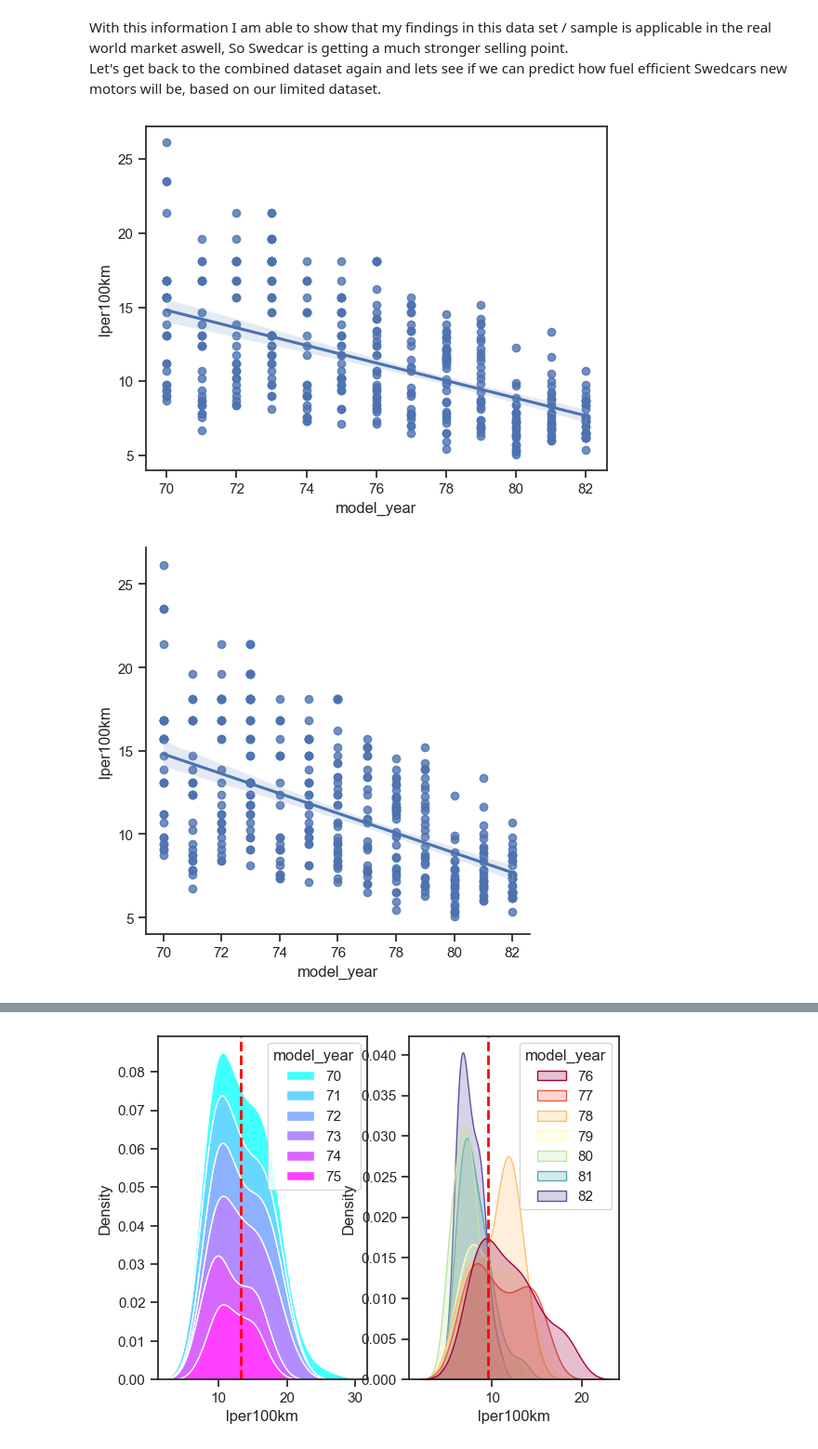
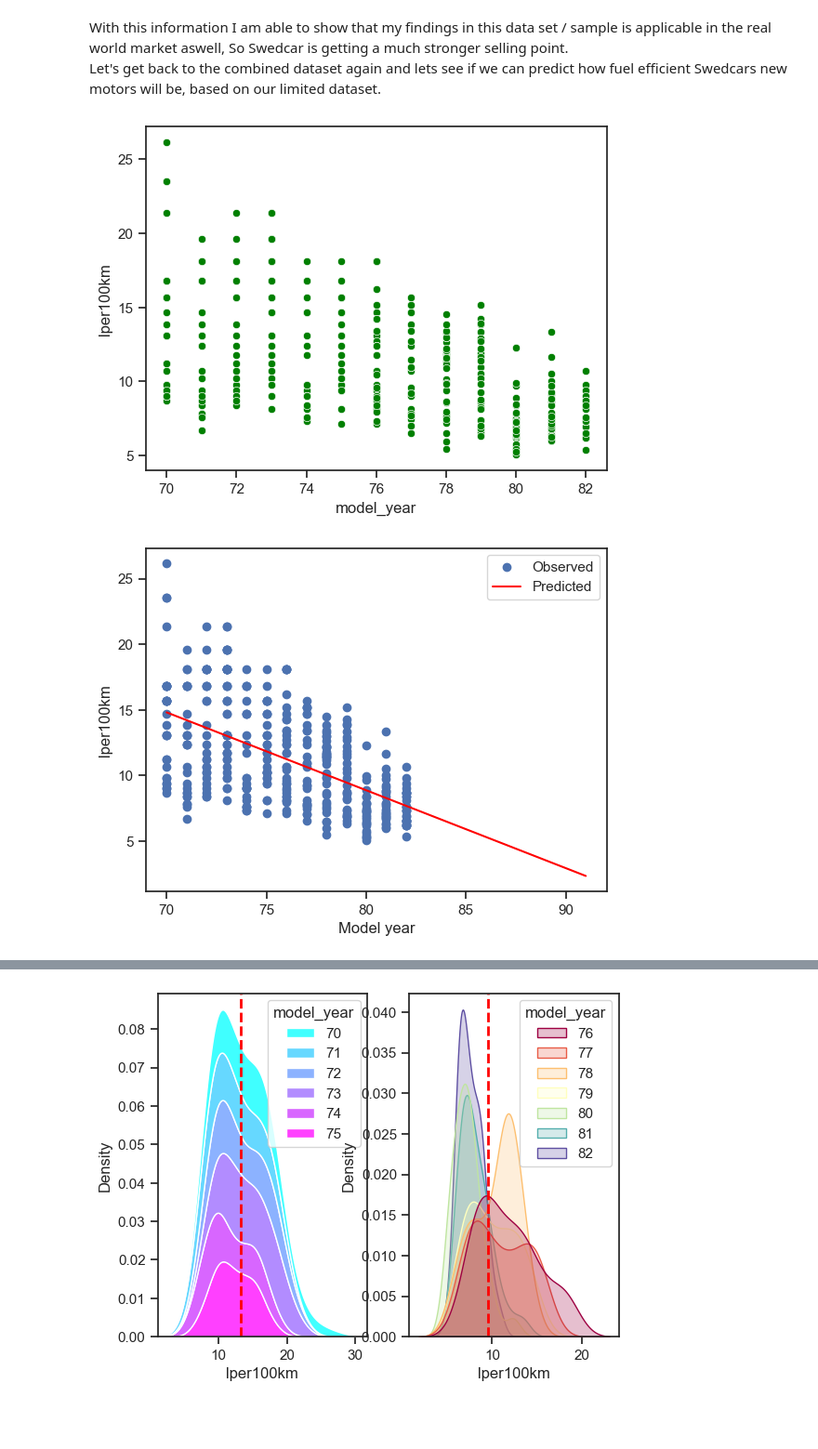
Before and after one commit to Rufshod/Statistical_Analysis_Alexander_Andersson, a Jupyter notebook: Lab/Lab_cars.ipynb, the cells around one changed output, grey strips where cells are left out. Shown: that part at 93% size. Cells and saved outputs as stored; diff of their text form; code cells hidden in the pictures; blank space fills up the shorter version.

Commit message:
Predictions started and general cleanup

```diff
--- a/Lab/Lab_cars.ipynb
+++ b/Lab/Lab_cars.ipynb
@@ -187,8 +243,35 @@ So I can be 95% sure that both the older car mean and newer car mean is true to
 With this information I am able to show that my findings in this data set / sample is applicable in the real world market aswell, So Swedcar is getting a much stronger selling point.
 Let's get back to the combined dataset again and lets see if we can predict how fuel efficient Swedcars new motors will be, based on our limited dataset.
 # %%
-sns.regplot(cars, x = "model_year", y= "lper100km")
-sns.lmplot(cars, x = "model_year", y= "lper100km");
+#sns.regplot(cars, x = "model_year", y= "lper100km")
+#sns.lmplot(cars, x = "model_year", y= "lper100km")
+sns.scatterplot(cars, x = "model_year", y= "lper100km", color="green");
 # %% [output]
-[figure, old version]
+[figure, new version]
-[figure, removed]
+# %%
+import matplotlib.pyplot as plt
+import numpy as np
+import pandas as pd
+from scipy import stats
+
+X = cars["model_year"].values.reshape(-1, 1)
+y = cars["lper100km"].values
+
+# Fit the linear regression model
+slope, intercept, r_value, p_value, std_err = stats.linregress(X.flatten(), y)
+
+# Create a range of future model years
+future_model_years = np.arange(df["model_year"].min(), df["model_year"].max() + 10, 1).reshape(-1, 1)
+
+# Predict the mpg for future model years
+future_predictions = slope * future_model_years + intercept
+
+# Create a scatter plot with the regression line
+plt.scatter(df["model_year"], y, label="Observed")
+plt.plot(future_model_years, future_predictions, color="red", label="Predicted")
+plt.xlabel("Model year")
+plt.ylabel("lper100km")
+plt.legend()
+plt.show()
+# %% [output]
+[figure, added]
```
Also changed, not shown: parts of 3 cells of this notebook, 1 other file.
